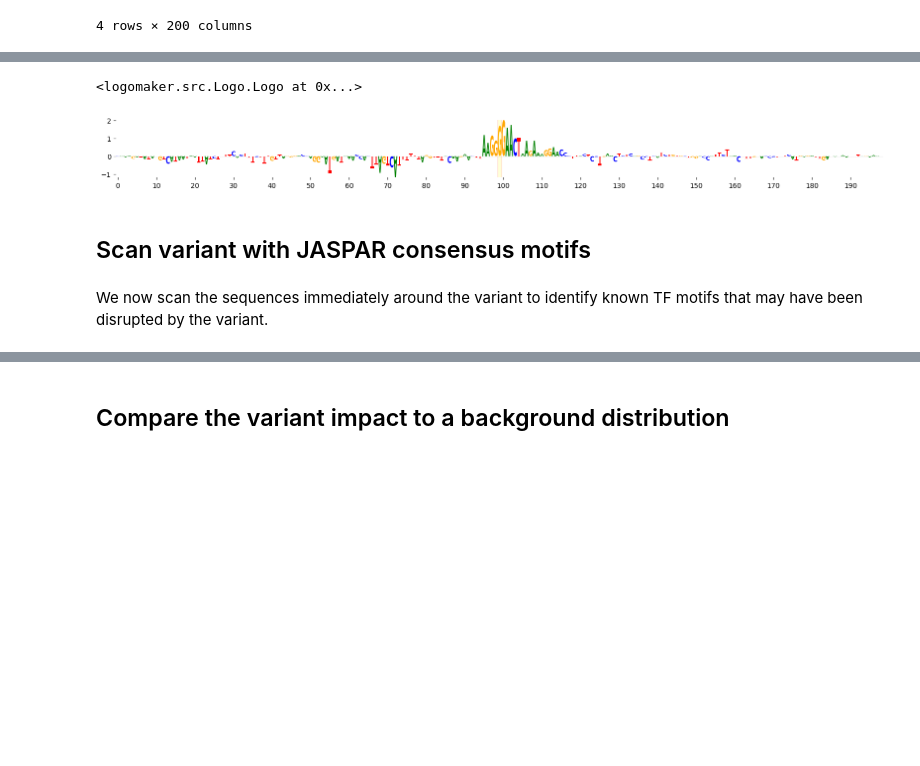
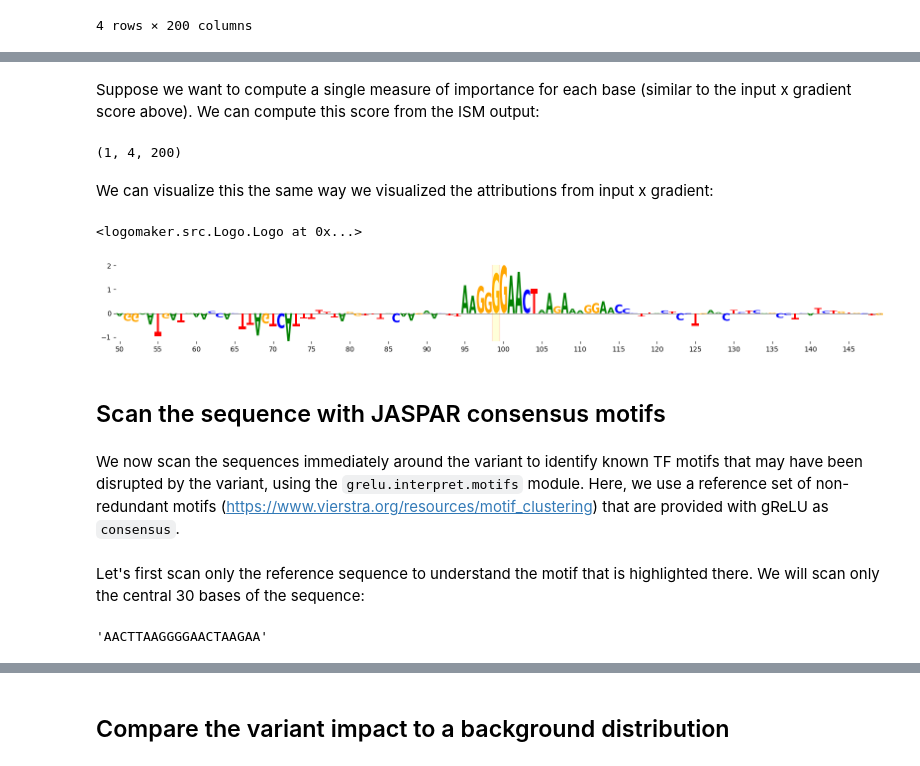
Before and after one commit to Genentech/gReLU, a Jupyter notebook: docs/tutorials/5_variant.ipynb, the cells around one changed output, grey strips where cells are left out. Saved outputs shown, nothing was run; the diff lists cells and outputs as text; code cells hidden in the pictures; blank space fills up the shorter version.

```diff
--- a/docs/tutorials/5_variant.ipynb
+++ b/docs/tutorials/5_variant.ipynb
@@ -323,11 +316,29 @@ grelu.visualize.plot_ISM(
-# %%
-grelu.visualize.plot_ISM(
-    ism, method='logo', figsize=(20, 1.5), highlight_positions=[99], edgecolor='red'
-)
-# %% [output]
-<logomaker.src.Logo.Logo at 0x...>
-[figure, removed]
+# %% [markdown]
+Suppose we want to compute a single measure of importance for each base (similar to the input x gradient score above). We can compute this score from the ISM output:
+# %%
+ism_attrs = grelu.interpret.score.ISM_to_attr(ism)
+ism_attrs.shape
+# %% [output]
+(1, 4, 200)
+# %% [markdown]
+We can visualize this the same way we visualized the attributions from input x gradient:
+# %%
+grelu.visualize.plot_attributions(
+    ism_attrs, start_pos=50, end_pos=150,
+    highlight_positions=[99], ticks=5,
+    edgecolor='red',
+)
+# %% [output]
+<logomaker.src.Logo.Logo at 0x...>
+[figure, added]
 # %% [markdown]
-## Scan variant with JASPAR consensus motifs
+## Scan the sequence with JASPAR consensus motifs
 # %% [markdown]
-We now scan the sequences immediately around the variant to identify known TF motifs that may have been disrupted by the variant.
+We now scan the sequences immediately around the variant to identify known TF motifs that may have been disrupted by the variant, using the `grelu.interpret.motifs` module. Here, we use a reference set of non-redundant motifs (https://www.vierstra.org/resources/motif_clustering) that are provided with gReLU as `consensus`.
+# %% [markdown]
+Let's first scan only the reference sequence to understand the motif that is highlighted there. We will scan only the central 30 bases of the sequence:
+# %%
+central_ref_seq = grelu.sequence.utils.resize(ref_seq, 20)
+central_ref_seq
+# %% [output]
+'AACTTAAGGGGAACTAAGAA'
```
Also changed, not shown: parts of 15 cells of this notebook, 4 other files.
